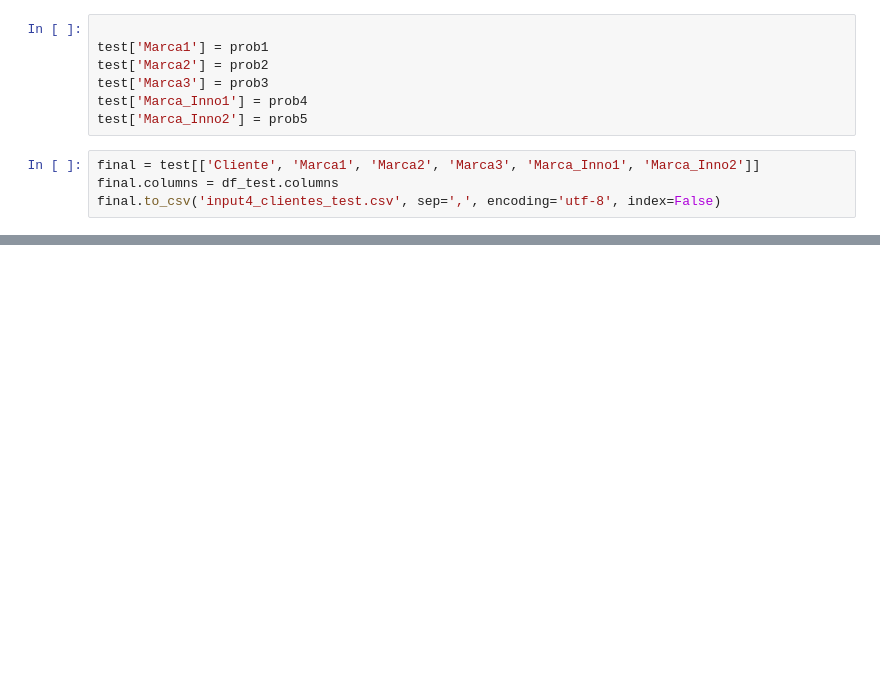
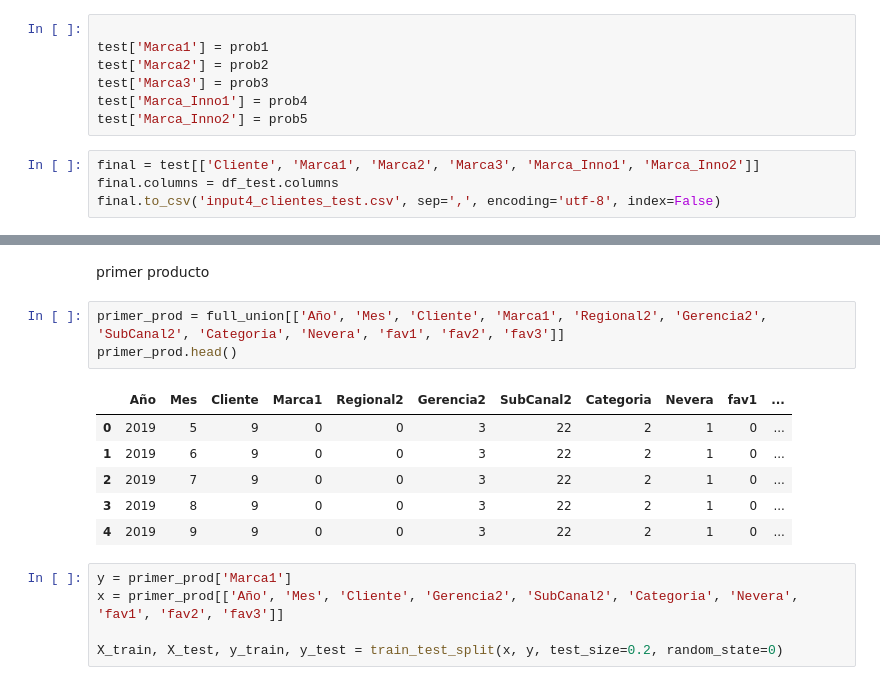
Before and after one commit to edward0rtiz/brewingthecode_COL, a Jupyter notebook: DataCup_2020_1.0.ipynb, the cells around one changed output, grey strips where cells are left out. Drawn from its saved outputs; the diff is of its cells as text; blank space fills up the shorter version.

```diff
--- a/DataCup_2020_1.0.ipynb
+++ b/DataCup_2020_1.0.ipynb
@@ -645,0 +892,17 @@ final.to_csv('input4_clientes_test.csv', sep=',', encoding='utf-8', index=False)
+# %% [markdown]
+primer producto
+# %%
+primer_prod = full_union[['Año', 'Mes', 'Cliente', 'Marca1', 'Regional2', 'Gerencia2', 'SubCanal2', 'Categoria', 'Nevera', 'fav1', 'fav2', 'fav3']]
+primer_prod.head()
+# %% [output]
+|  | Año | Mes | Cliente | Marca1 | Regional2 | Gerencia2 | SubCanal2 | Categoria | Nevera | fav1 | ... |
+| 0 | 2019 | 5 | 9 | 0 | 0 | 3 | 22 | 2 | 1 | 0 | ... |
+| 1 | 2019 | 6 | 9 | 0 | 0 | 3 | 22 | 2 | 1 | 0 | ... |
+| 2 | 2019 | 7 | 9 | 0 | 0 | 3 | 22 | 2 | 1 | 0 | ... |
+| 3 | 2019 | 8 | 9 | 0 | 0 | 3 | 22 | 2 | 1 | 0 | ... |
+| 4 | 2019 | 9 | 9 | 0 | 0 | 3 | 22 | 2 | 1 | 0 | ... |
+# %%
+y = primer_prod['Marca1']
+x = primer_prod[['Año', 'Mes', 'Cliente', 'Gerencia2', 'SubCanal2', 'Categoria', 'Nevera', 'fav1', 'fav2', 'fav3']]
+
+X_train, X_test, y_train, y_test = train_test_split(x, y, test_size=0.2, random_state=0)
```
Also changed, not shown: parts of 54 cells of this notebook.
